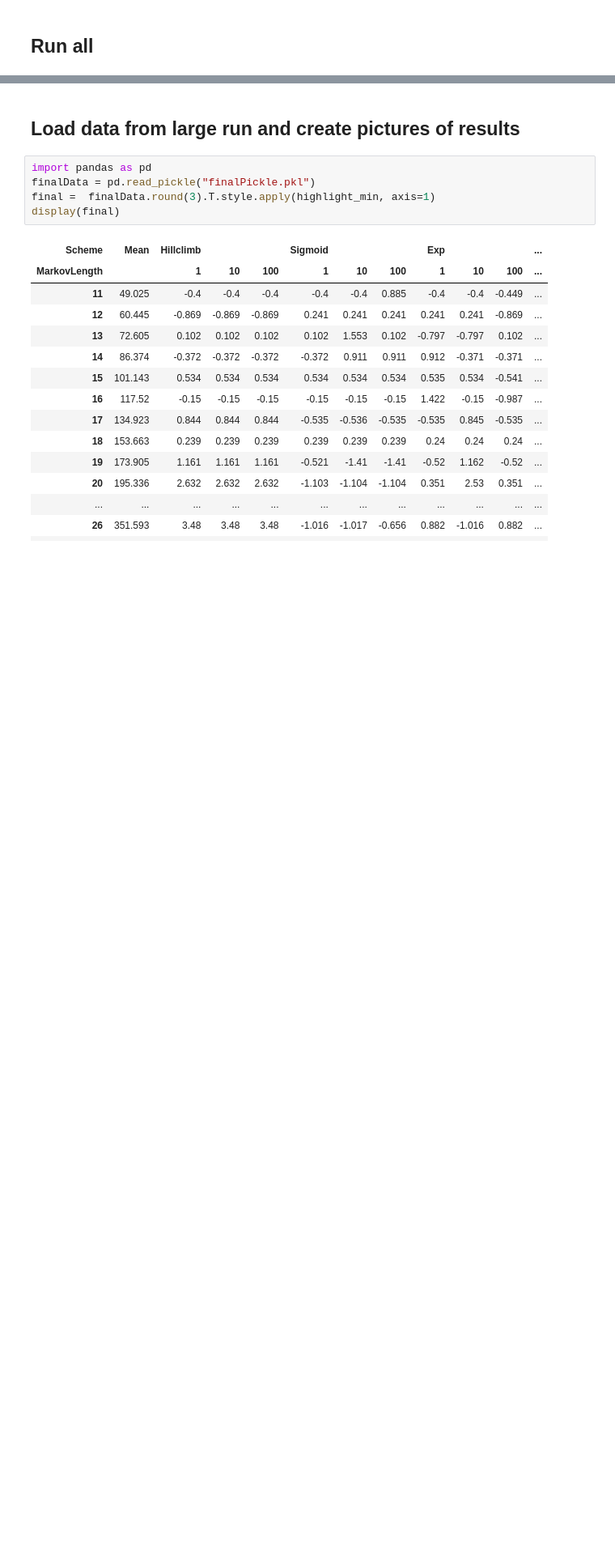
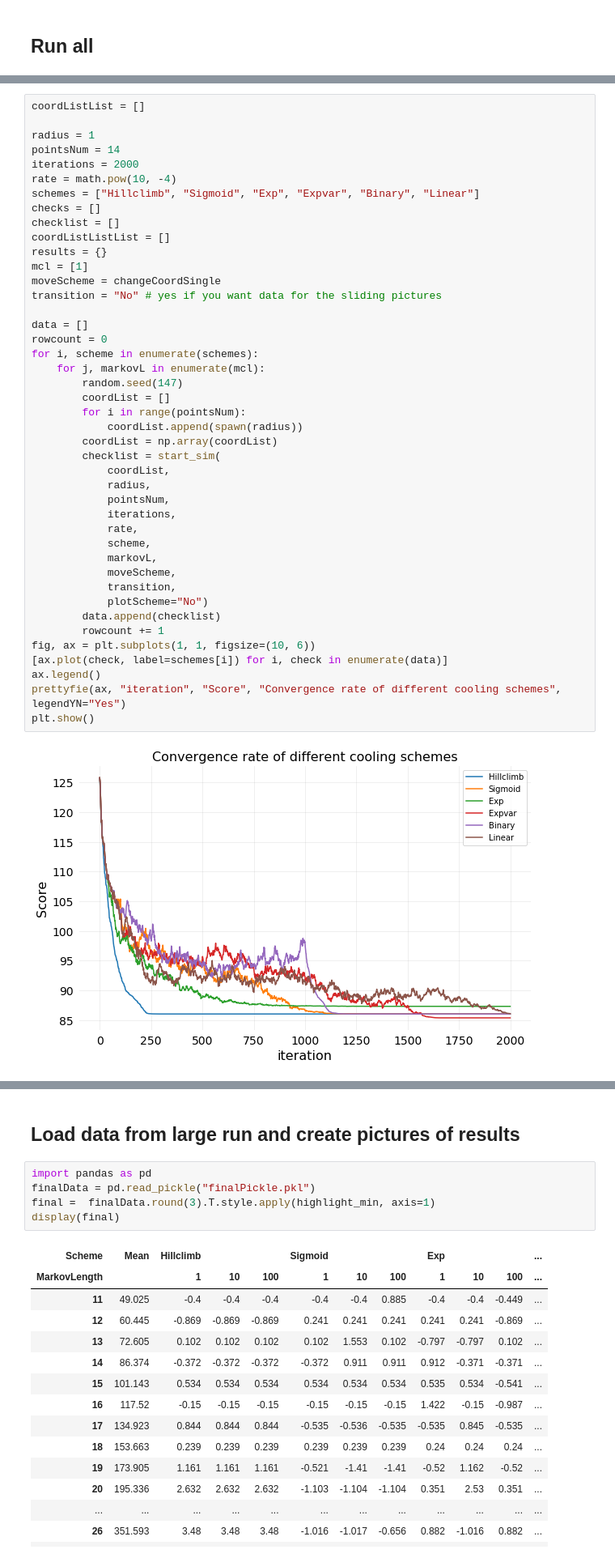
Before and after one commit to popoiopo/StochasticSim, a Jupyter notebook: Bas/opdr3/ParticlesMoveSeperate_final_single.ipynb, the cells around one changed output, grey strips where cells are left out. Shown at 81% size. Cells and saved outputs as stored; diff of their text form; blank space fills up the shorter version.

```diff
--- a/Bas/opdr3/ParticlesMoveSeperate_final_single.ipynb
+++ b/Bas/opdr3/ParticlesMoveSeperate_final_single.ipynb
@@ -393,0 +385,45 @@ display(final)
+# %%
+coordListList = []
+
+radius = 1
+pointsNum = 14
+iterations = 2000
+rate = math.pow(10, -4)
+schemes = ["Hillclimb", "Sigmoid", "Exp", "Expvar", "Binary", "Linear"]
+checks = []
+checklist = []
+coordListListList = []
+results = {}
+mcl = [1]
+moveScheme = changeCoordSingle
+transition = "No" # yes if you want data for the sliding pictures
+
+data = []
+rowcount = 0
+for i, scheme in enumerate(schemes):
+    for j, markovL in enumerate(mcl):
+        random.seed(147)
+        coordList = []
+        for i in range(pointsNum):
+            coordList.append(spawn(radius))
+        coordList = np.array(coordList)
+        checklist = start_sim(
+            coordList,
+            radius,
+            pointsNum,
+            iterations,
+            rate,
+            scheme,
+            markovL,
+            moveScheme,
+            transition,
+            plotScheme="No")
+        data.append(checklist)
+        rowcount += 1
+fig, ax = plt.subplots(1, 1, figsize=(10, 6))
+[ax.plot(check, label=schemes[i]) for i, check in enumerate(data)]
+ax.legend()
+prettyfie(ax, "iteration", "Score", "Convergence rate of different cooling schemes", legendYN="Yes")
+plt.show()
+# %% [output]
+[figure, added]
```
Also changed, not shown: parts of 9 cells of this notebook, 7 other files.
